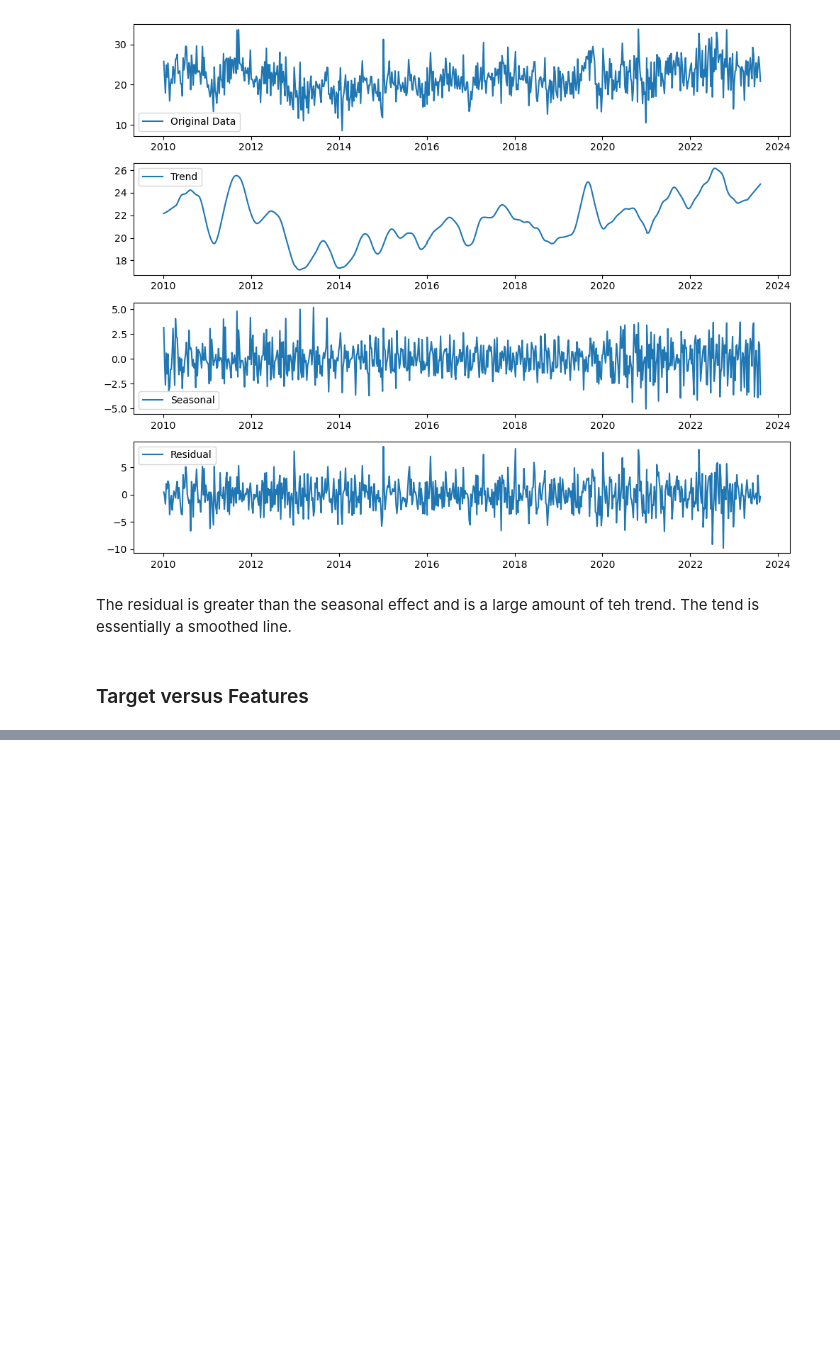
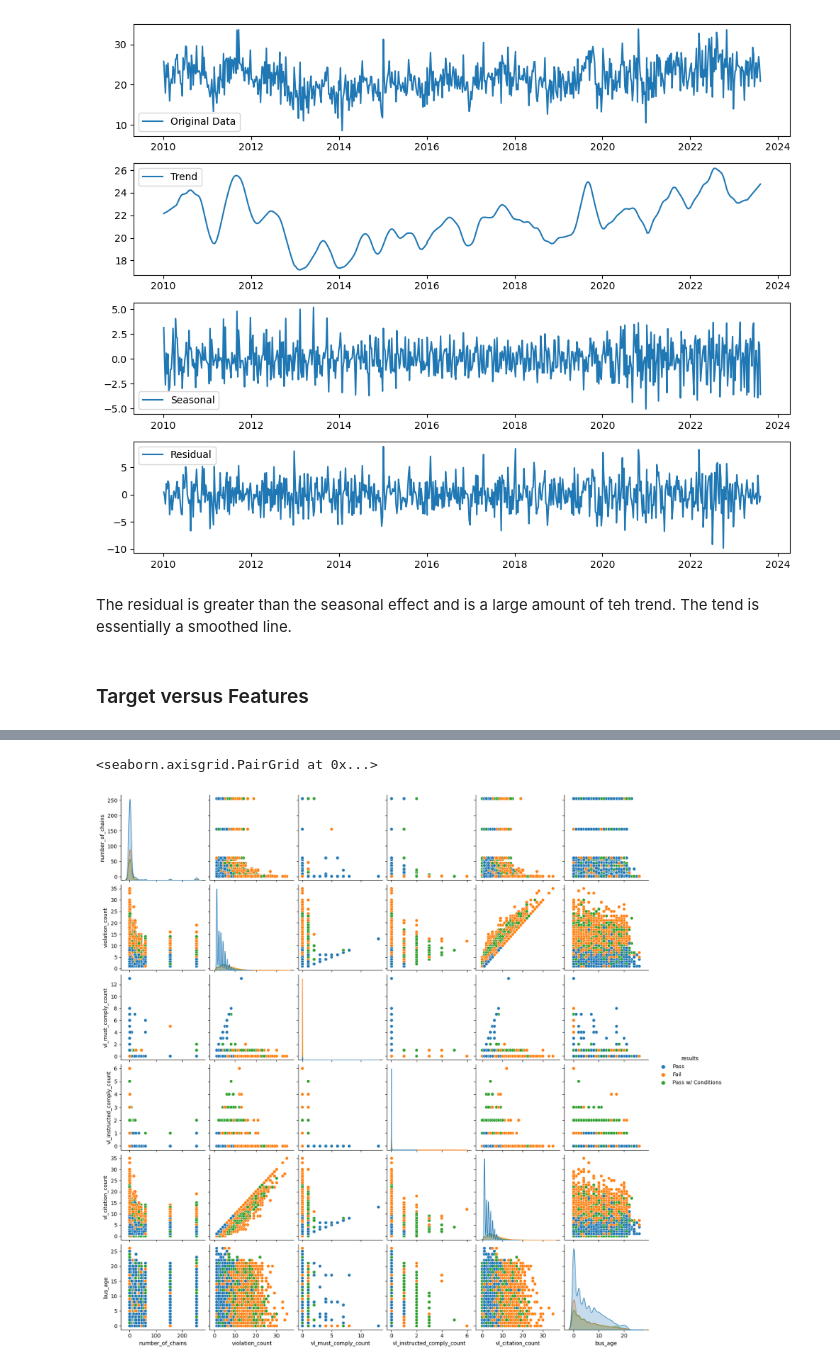
Before and after one commit to ejw-data/proj-food-inspections, a Jupyter notebook: feature_analysis.ipynb, the cells around one changed output, grey strips where cells are left out. Saved outputs shown, nothing was run; the diff lists cells and outputs as text; code cells hidden in the pictures; blank space fills up the shorter version.

```diff
--- a/feature_analysis.ipynb
+++ b/feature_analysis.ipynb
@@ -394,0 +431,9 @@ The residual is greater than the seasonal effect and is a large amount of teh tr
+# %%
+# numerical_columns = restaurant_df.select_dtypes(include=['number']).columns.to_list()
+numerical_columns = ['number_of_chains', 'violation_count', 'vl_must_comply_count', 'vl_instructed_comply_count',
+       'vl_citation_count', 'bus_age', 'results']
+
+sns.pairplot(restaurant_df[numerical_columns], hue='results')
+# %% [output]
+<seaborn.axisgrid.PairGrid at 0x...>
+[figure, added]
```
Also changed, not shown: parts of 13 cells of this notebook.
